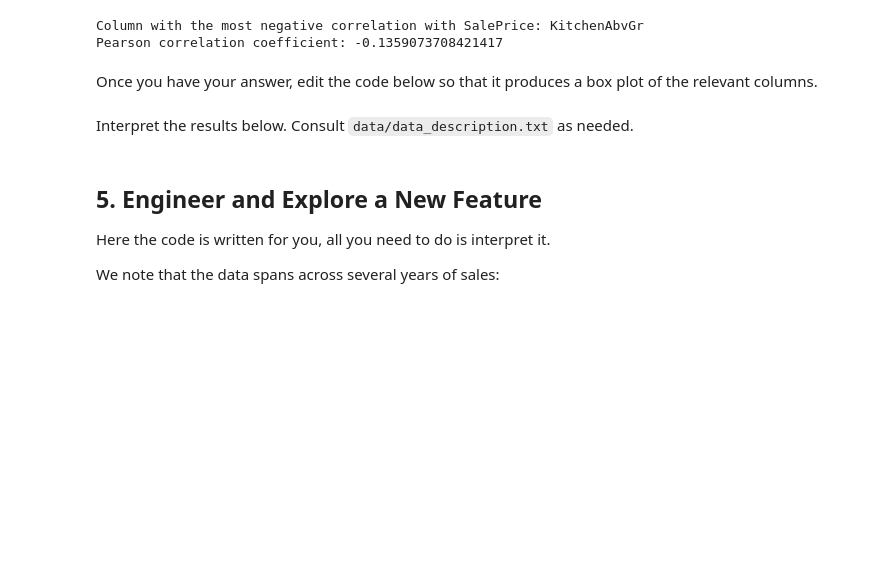
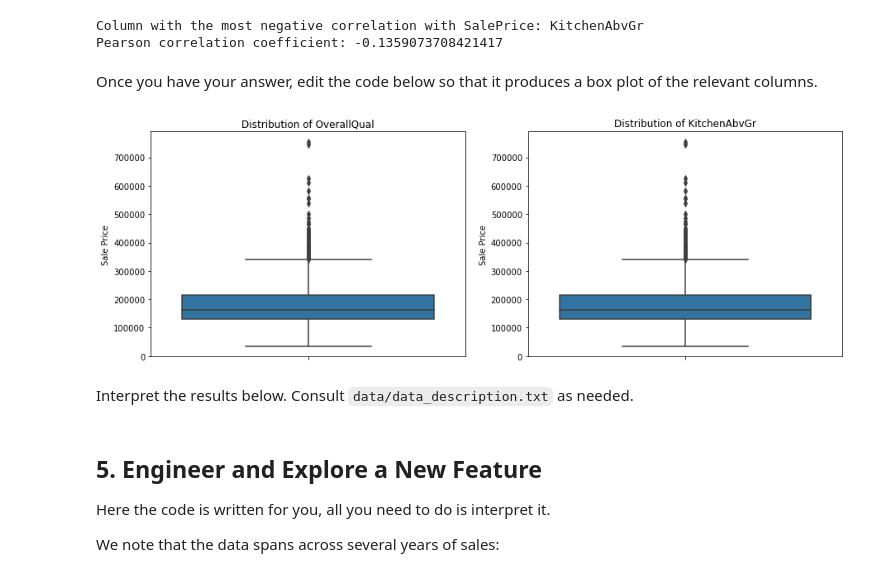
Before and after one commit to KeruboJ/dsc-pandas-eda-lab, a Jupyter notebook: index.ipynb, the cells around one changed output. Drawn from its saved outputs; the diff is of its cells as text; code cells hidden in the pictures; blank space fills up the shorter version.

```diff
--- a/index.ipynb
+++ b/index.ipynb
@@ -423,30 +423,33 @@ Once you have your answer, edit the code below so that it produces a box plot of
 # %%
 # Replace None with appropriate code
 
 import seaborn as sns
 
 fig, (ax1, ax2) = plt.subplots(ncols=2, figsize=(15,5))
 
 # Plot distribution of column with highest correlation
 sns.boxplot(
     x=None,
     y=df["SalePrice"],
     ax=ax1
 )
 # Plot distribution of column with most negative correlation
 sns.boxplot(
     x=None,
     y=df["SalePrice"],
     ax=ax2
 )
 
 # Customize labels
-ax1.set_title(None)
+ax1.set_title("Distribution of " + most_positively_correlated_column)
 ax1.set_xlabel(None)
 ax1.set_ylabel("Sale Price")
-ax2.set_title(None)
+ax2.set_title("Distribution of " + most_negatively_correlated_column)
 ax2.set_xlabel(None)
 ax2.set_ylabel("Sale Price");
+plt.show()
+# %% [output]
+[figure, added]
 # %% [markdown]
 Interpret the results below. Consult `data/data_description.txt` as needed.
 # %%
```
Also changed, not shown: parts of 2 cells of this notebook.
